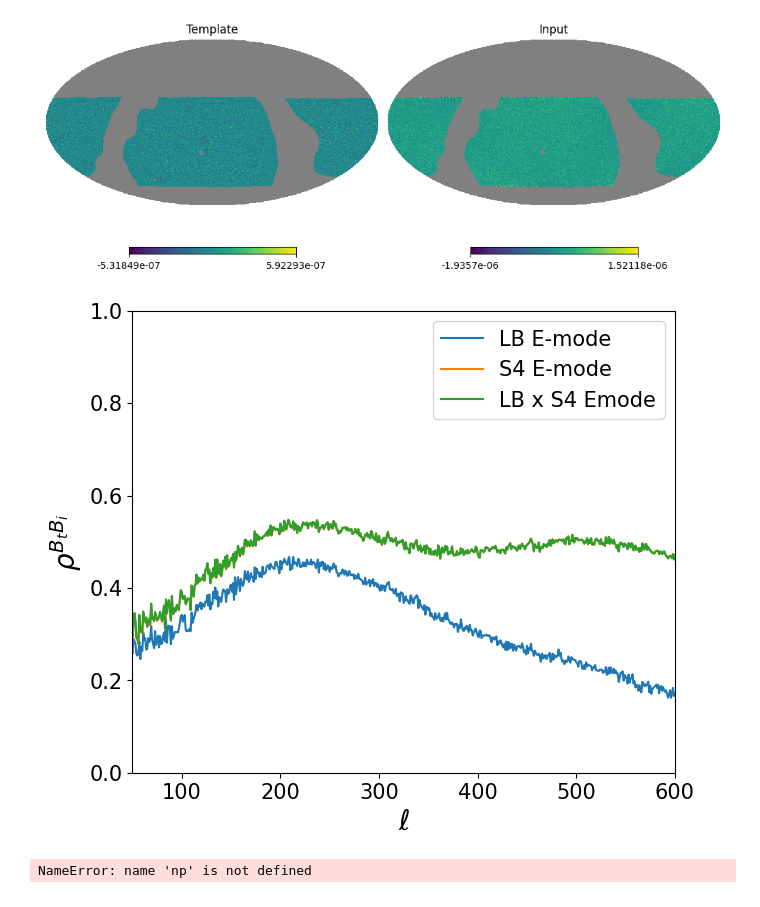
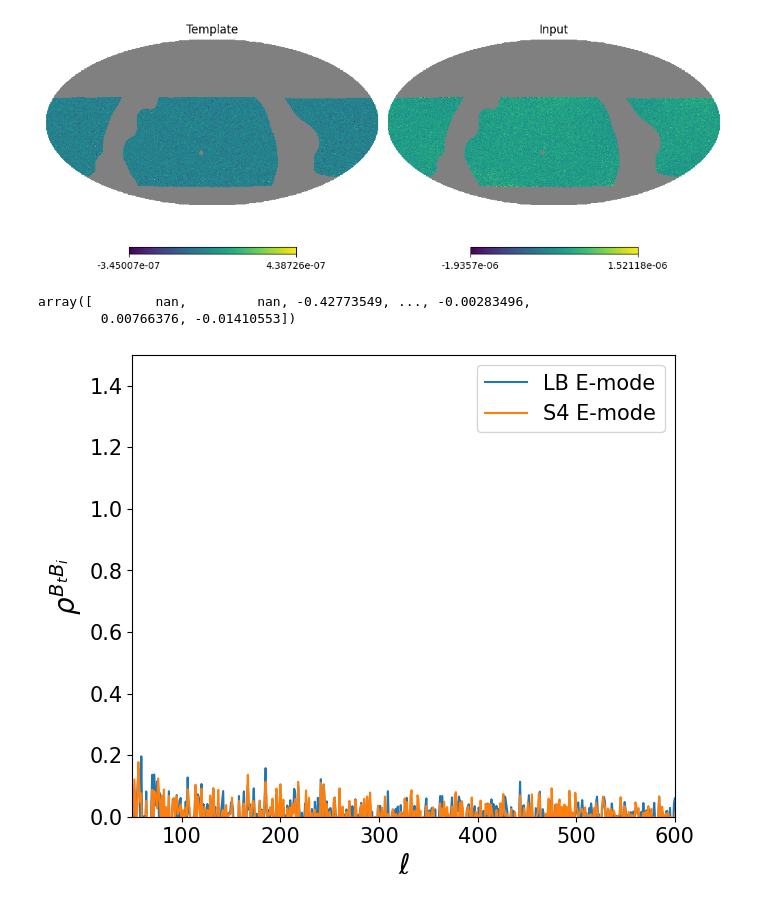
Before and after one commit to litebird/LBxS4, a Jupyter notebook: Notebooks/Delens.ipynb, the cells around one changed output. Drawn from its saved outputs; the diff is of its cells as text; code cells hidden in the pictures.

```diff
--- a/Notebooks/Delens.ipynb
+++ b/Notebooks/Delens.ipynb
@@ -85,0 +53,2 @@ lensB3 = delens3.lensing_B(0)
+# %%
+lensBs4 = delenss4.lensing_B(0)
@@ -85,0 +57,2 @@ lensB3 = delens3.lensing_B(0)
+# %%
+lensBlb = delenslb.lensing_B(0)
@@ -126,29 +95,27 @@ rho_lbs4 = rho_arr(delens1,20)
+# %%
+rho_lb = rho(lensBlb,BIn)
+# %%
+rho_s4 = rho(lensBs4,BIn)
+# %%
+rho_s4
+# %% [output]
+array([        nan,         nan, -0.42773549, ..., -0.00283496,
+        0.00766376, -0.01410553])
 # %%
-siglb = rho_lb.std(axis=0)
-meanlb = rho_lb.mean(axis=0,)
-sigs4 = rho_s4.std(axis=0)
-means4 = rho_s4.mean(axis=0)
-siglbs4 = rho_lbs4.std(axis=0)
-meanlbs4 = rho_lbs4.mean(axis=0)
-l = np.arange(len(rho_lb[0]))
+
+l = np.arange(len(rho_lb))
 plt.figure(figsize=(7,6))
-plt.plot(l,meanlb,label='LB E-mode')
+plt.plot(l,rho_lb,label='LB E-mode')
 #plt.fill_between(l,meanlb-siglb,meanlb+siglb,alpha=0.3)
-plt.plot(l,means4,label='S4 E-mode')
+plt.plot(l,rho_s4,label='S4 E-mode')
 #plt.fill_between(l,means4-sigs4,means4+sigs4,alpha=0.3)
-plt.plot(l,meanlbs4,label='LB x S4 Emode')
-#plt.fill_between(l,meanlbs4-siglbs4,meanlbs4+siglbs4,alpha=0.3)
 plt.xlim(50,600)
-plt.ylim(0,1)
+plt.ylim(0,1.5)
 plt.legend(fontsize=15)
 plt.xlabel('$\ell$',fontsize=20)
 plt.ylabel('$\\rho^{B_tB_i}$',fontsize=20)
 plt.xticks(fontsize=15)
 plt.yticks(fontsize=15)
 plt.savefig('rho.pdf',bbox_inches='tight',dpi=300)
 # %% [output]
-[figure, old version]
+[figure, new version]
-# %%
-np.mean((means4-meanlb)[2:200])
-# %% [output]
-NameError: name 'np' is not defined
```
Also changed, not shown: parts of 18 cells of this notebook, 10 other files.
